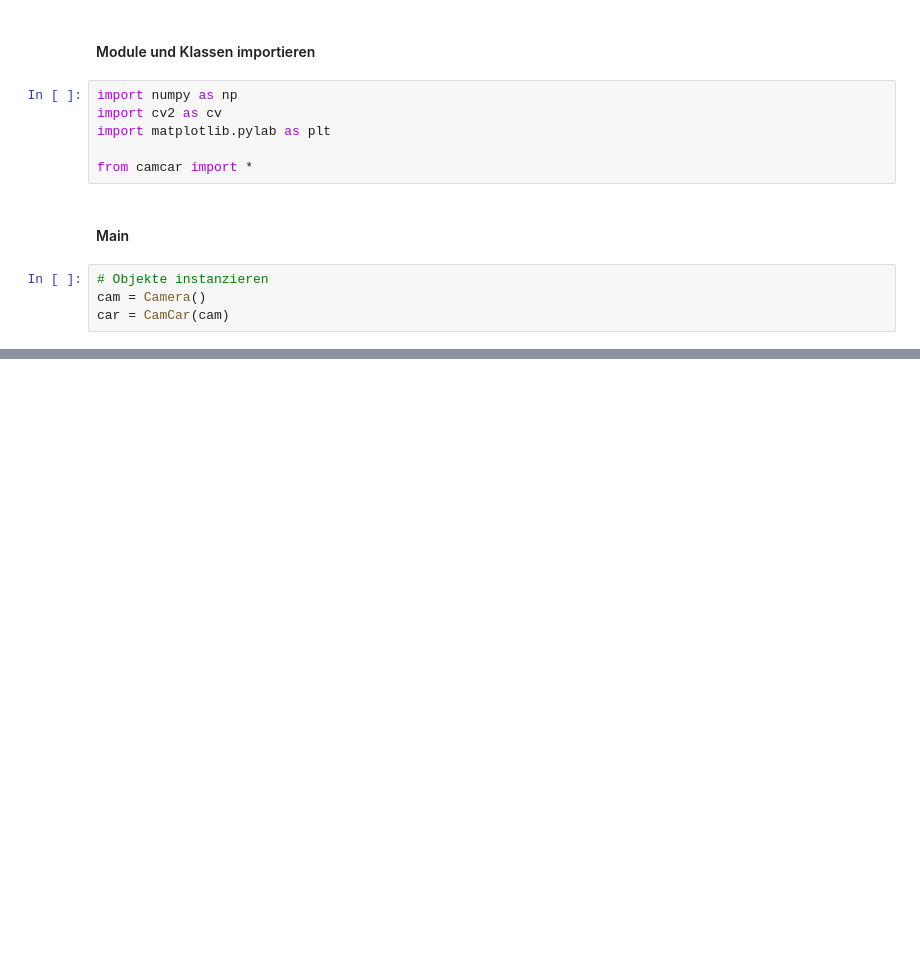
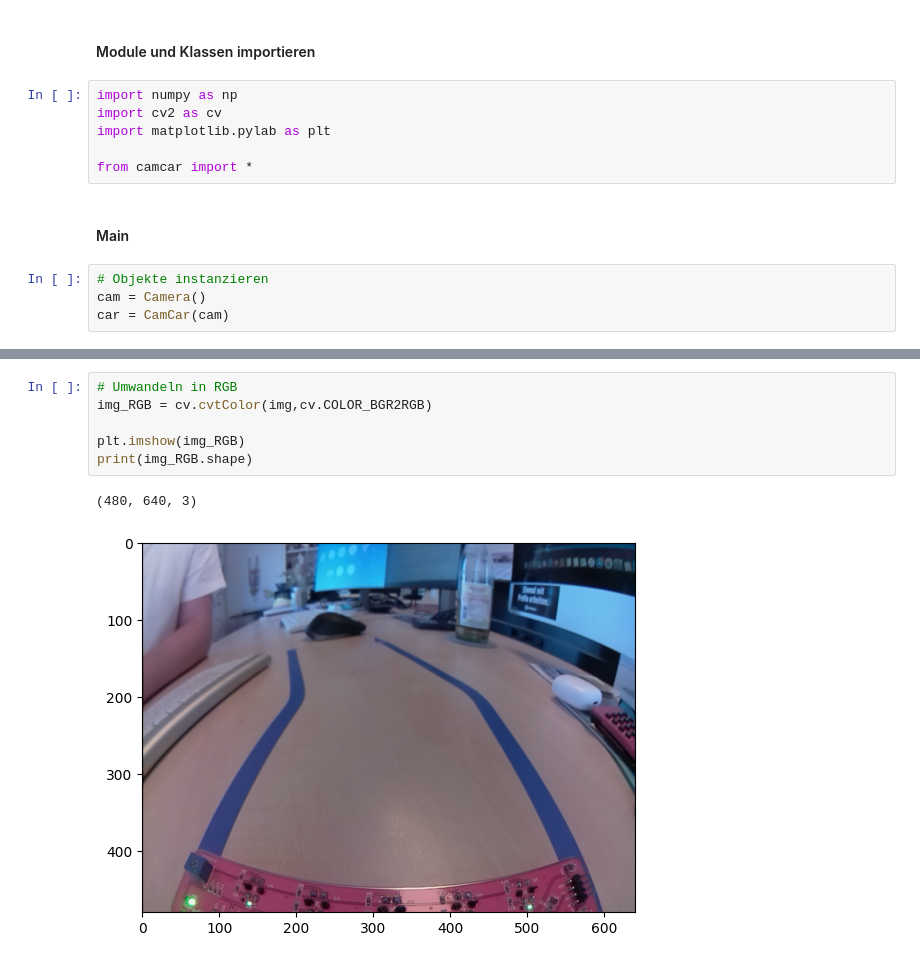
Before and after one commit to HopfeJ/Gruppe4_Camp2Code, a Jupyter notebook: roman/phase2/camcar_test.ipynb, the cells around one changed output, grey strips where cells are left out. Drawn from its saved outputs; the diff is of its cells as text; blank space fills up the shorter version.

```diff
--- a/roman/phase2/camcar_test.ipynb
+++ b/roman/phase2/camcar_test.ipynb
@@ -27,0 +29,9 @@ plt.imshow(img)
+# %%
+# Umwandeln in RGB
+img_RGB = cv.cvtColor(img,cv.COLOR_BGR2RGB)
+
+plt.imshow(img_RGB)
+print(img_RGB.shape)
+# %% [output]
+(480, 640, 3)
+[figure, added]
```
Also changed, not shown: parts of 8 cells of this notebook, 3 other files.
